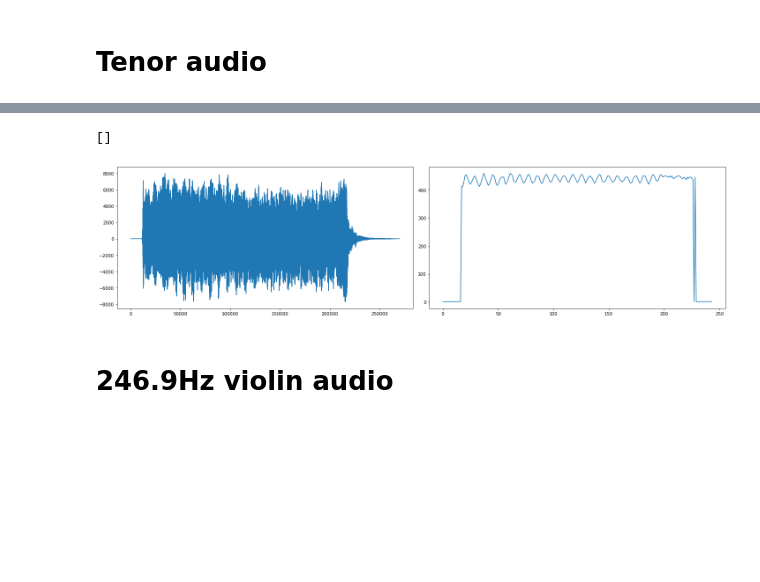
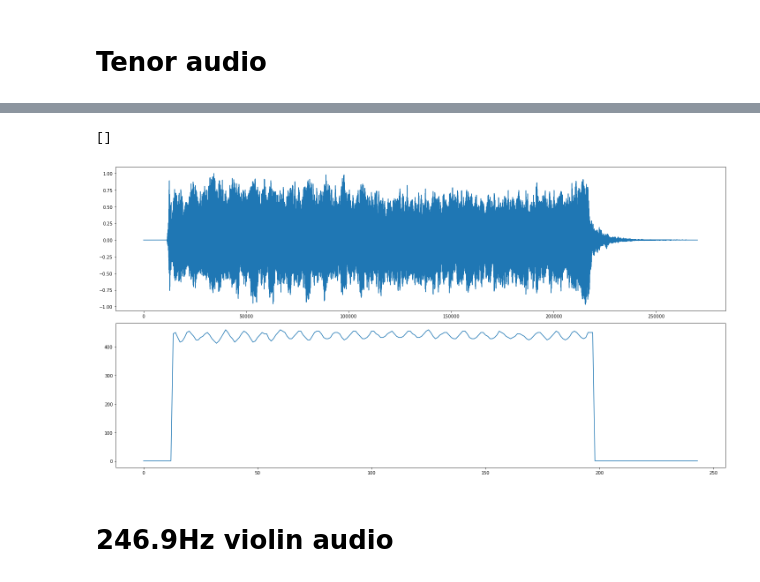
Before and after one commit to scheinpablo/vp_pitch_tracking, a Jupyter notebook: optimized_yin.ipynb, the cells around one changed output, grey strips where cells are left out. Cells and saved outputs as stored; diff of their text form; code cells hidden in the pictures; blank space fills up the shorter version.

```diff
--- a/optimized_yin.ipynb
+++ b/optimized_yin.ipynb
@@ -21,7 +21,7 @@ def optimized_calculaitons(f, W, t, sample_rate, bounds, th=0.1, p_energy=0, p_f
     def calc_dmndf(lag):
         if lag == 0:
             return 1
-        return calc_df(lag) / (lag * energy_array[W] + energy_2_array[lag] - 2 * autocorr_sum[lag]) * lag# np.sum([calc_df(i) for i in range(1,lag)]) * lag
+        return calc_df(lag) / (lag * energy_array[W] + energy_2_array[lag] - 2 * autocorr_sum[lag] + 1e-10) * lag# np.sum([calc_df(i) for i in range(1,lag)]) * lag
 
     curr_energy = energy_array[-1]/(W+bounds[1]+1)**2
     speach = True
@@ -34,11 +34,15 @@ def optimized_calculaitons(f, W, t, sample_rate, bounds, th=0.1, p_energy=0, p_f
     CMNDF_vals = np.array([calc_dmndf(i) for i in range(*bounds)])
     sample = None
     if p_freq > 1:
-        p_sample = sample_rate/p_freq - bounds[0]
+        p_sample = sample_rate/p_freq- bounds[0]
         if p_sample > 0:
             posible_sample = np.argmin(CMNDF_vals[int(p_sample*0.7):int(p_sample*1.3)])+int(p_sample*0.7)
             if CMNDF_vals[posible_sample] < 0.3:
                 sample = posible_sample +  bounds[0]
+
+    if CMNDF_vals[0] < 0.55:
+        #print("Raro")
+        sample = sample_rate
 
     if sample is None:
         for i, val in enumerate(CMNDF_vals):
@@ -58,10 +62,10 @@ def optimized_calculaitons(f, W, t, sample_rate, bounds, th=0.1, p_energy=0, p_f
         sample = sample_rate #if no_speach else posible # Absolute min
     return sample_rate/sample, CMNDF_vals, curr_energy
 # %%
-def fast_pitch_detection(filename, min_freq=20, max_freq=700, window_ms=25, overlap=0, normalize=False):
+def fast_pitch_detection(filename, min_freq=80, max_freq=700, window_ms=25, overlap=0, normalize=True):
     sample_rate, data = wavfile.read(filename)
     data = data.astype(np.float64)
-
+    b, a = ss.butter(4, [2*min_freq*0.5/sample_rate, 2*max_freq*1.5/sample_rate], 'band')
     if normalize: data = data/np.max(data)
     if len(data.shape)>1:
         if data.shape[1] > 1: data = data[:,0]
@@ -75,11 +79,12 @@ def fast_pitch_detection(filename, min_freq=20, max_freq=700, window_ms=25, over
     pitches = [0]
     all_cmndfs = []
     energy = 0
-    for i in range((data.shape[0]-max_bound) // (window_size*(1-overlap))):
-        p, cmndfs, energy = optimized_calculaitons(data, window_size, int(i*window_size/(1-overlap)), sample_rate, bounds, 0.15,p_energy=energy, p_freq=pitches[-1])
+    filteredBandPass = ss.lfilter(b, a, data)
+    for i in range((data.shape[0]-max_bound) // int(window_size*(1-overlap))):
+        p, cmndfs, energy = optimized_calculaitons(filteredBandPass, window_size, int(i*window_size/(1-overlap)), sample_rate, bounds, 0.25,p_energy=energy, p_freq=pitches[-1])
         pitches.append(p)
         all_cmndfs.append(cmndfs.copy())
-    return data, pitches, all_cmndfs
+    return data, pitches[1:], all_cmndfs
 # %% [markdown]
 # Tenor audio
 # %%
@@ -90,15 +95,15 @@ Wall time: 3.54 s
 # %%
-plt.figure(figsize=(20,5))
-plt.subplot(1,2,1)
+plt.figure(figsize=(20,10))
+plt.subplot(2,1,1)
 plt.plot(audio)
 plt.tight_layout()
-plt.subplot(1,2,2)
+plt.subplot(2,1,2)
 plt.plot(pitches)
 plt.tight_layout()
 plt.plot()
 # %% [output]
 []
-[figure, old version]
+[figure, new version]
 # %% [markdown]
 # 246.9Hz violin audio
 # %%
```
Also changed, not shown: parts of 12 cells of this notebook.
